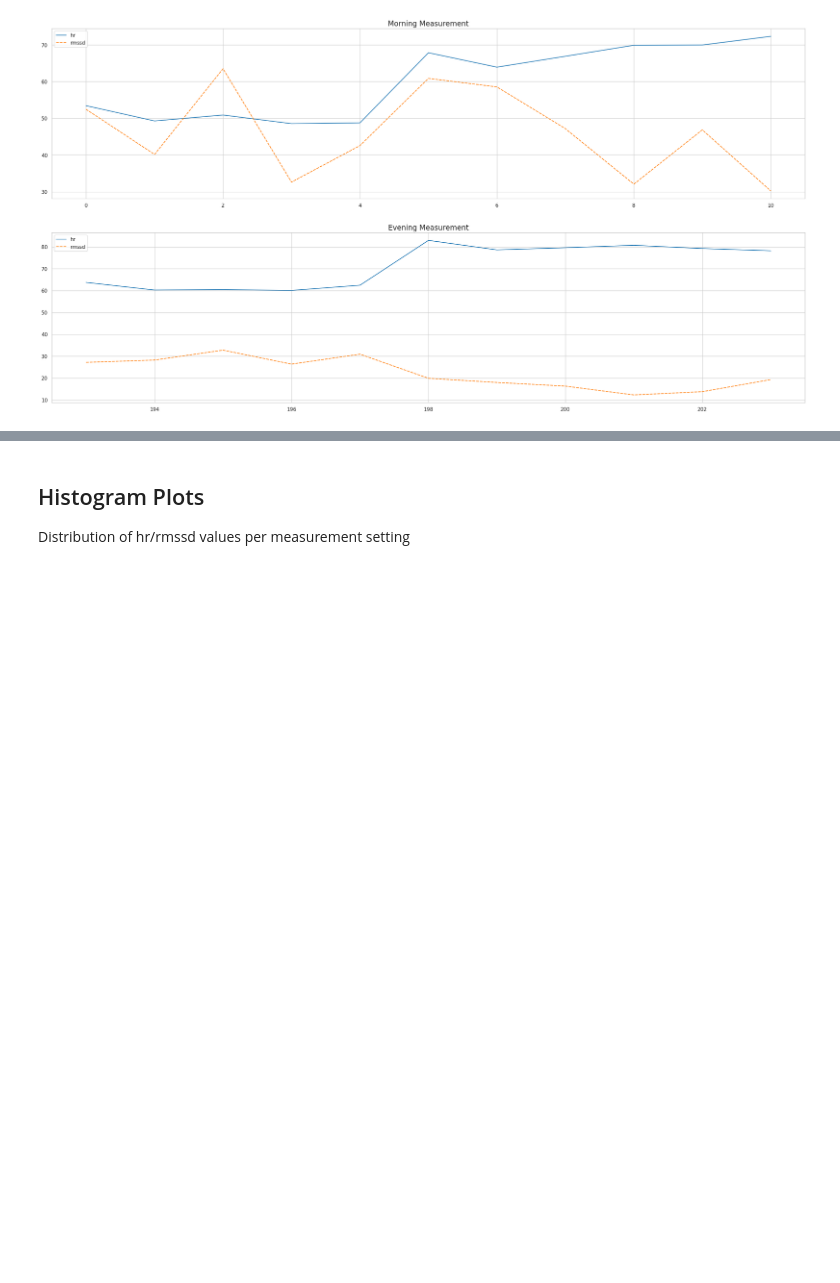
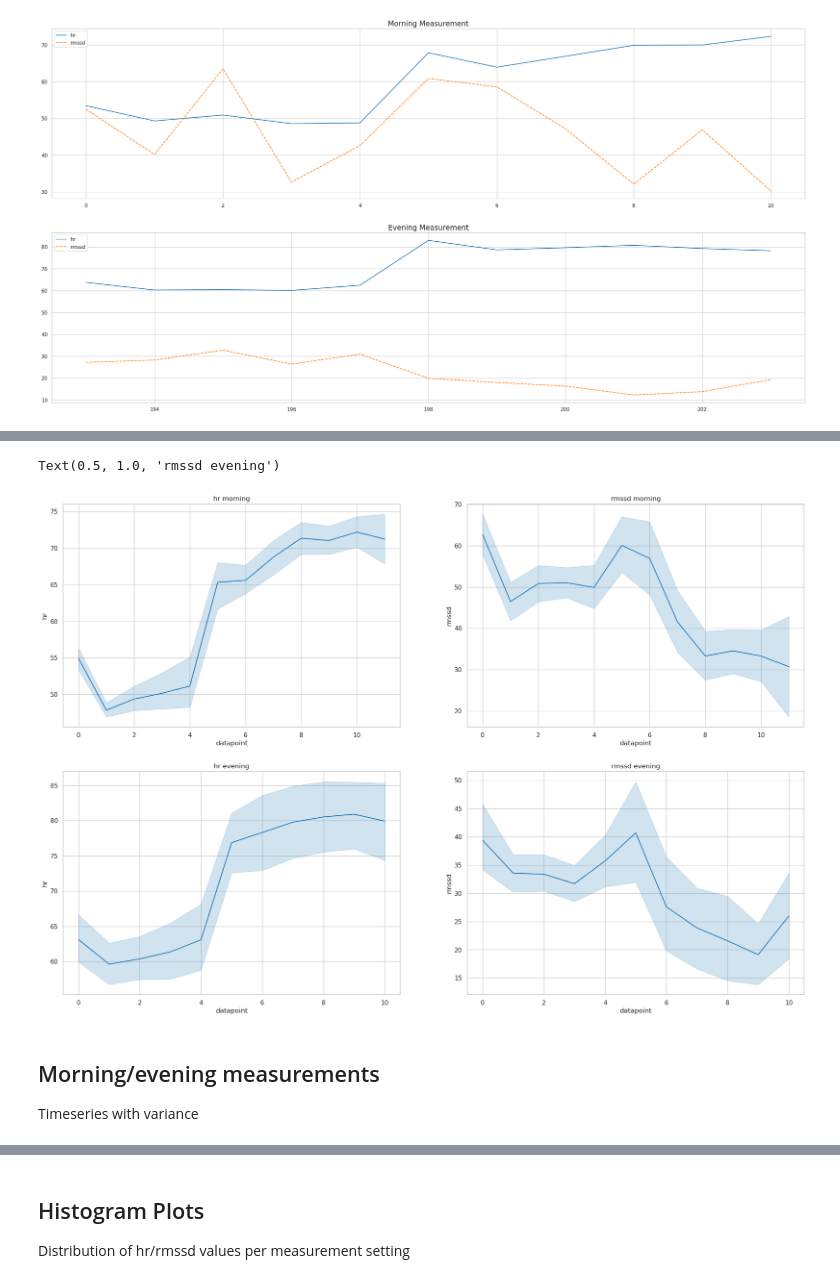
Before and after one commit to ChristianKoplenig/hrv_public, a Jupyter notebook: daily_hrv.ipynb, the cells around one changed output, grey strips where cells are left out. Cells and saved outputs as stored; diff of their text form; code cells hidden in the pictures; blank space fills up the shorter version.

```diff
--- a/daily_hrv.ipynb
+++ b/daily_hrv.ipynb
@@ -186,3 +166,23 @@ First overview, all measurements, group by measurement (date)
+# %%
+fig, axes = plt.subplots(2, 2, squeeze=False, figsize=(24,16) )
+
+# morning
+sns.lineplot(data=select_measurement_idx0, x='datapoint', y='hr', ax=axes[0, 0])
+axes[0,0].set_title('hr morning')
+sns.lineplot(data=select_measurement_idx0, x='datapoint', y='rmssd', ax=axes[0, 1])
+axes[0,1].set_title('rmssd morning')
+
+# evening
+sns.lineplot(data=select_measurement_idx1, x='datapoint', y='hr', ax=axes[1, 0])
+axes[1,0].set_title('hr evening')
+sns.lineplot(data=select_measurement_idx1, x='datapoint', y='rmssd', ax=axes[1, 1])
+axes[1,1].set_title('rmssd evening')
+# %% [output]
+Text(0.5, 1.0, 'rmssd evening')
+[figure, added]
+# %% [markdown]
+## Morning/evening measurements
+Timeseries with variance
 # %%
 fig, axes = plt.subplots(nrows=1, ncols=1, figsize=(30,15) )
 
```
Also changed, not shown: parts of 24 cells of this notebook, 5 other files.
